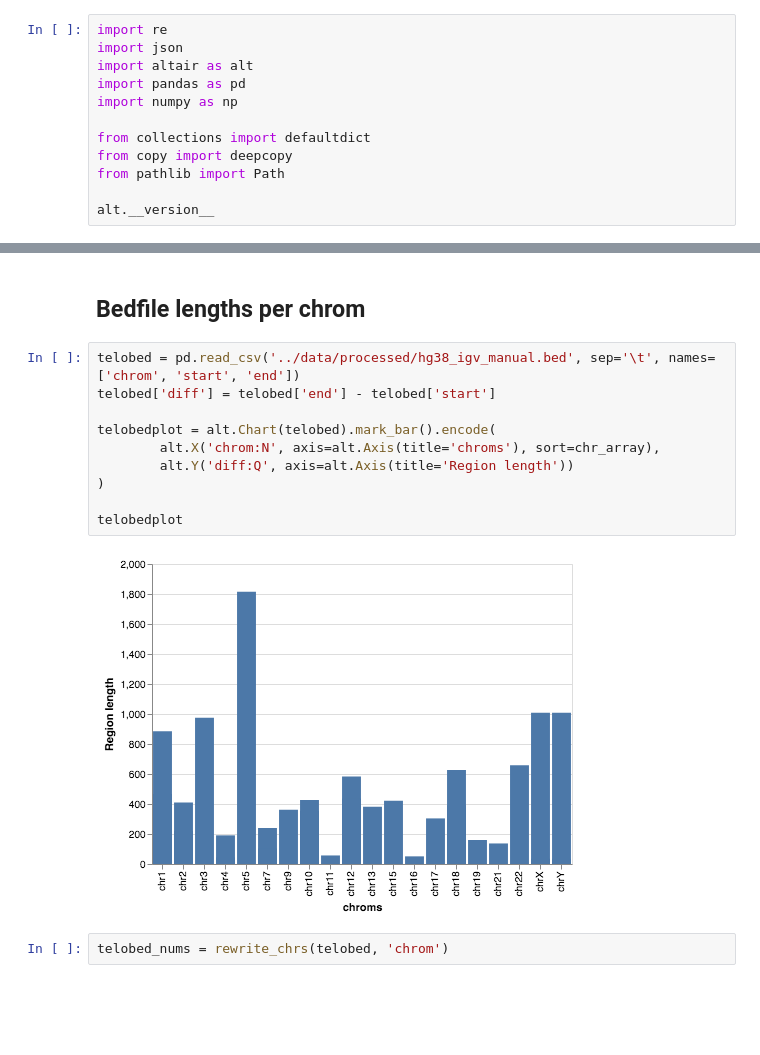
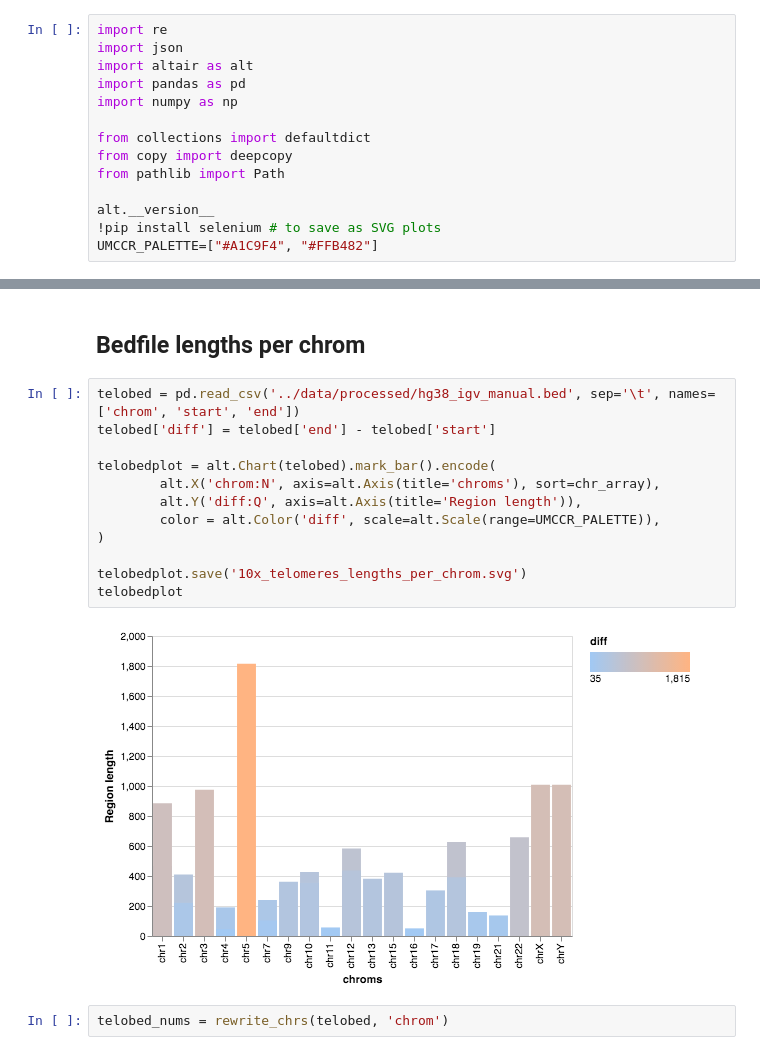
Before and after one commit to umccr/10x, a Jupyter notebook: telomeres/notebooks/counts.ipynb, the cells around one changed output, grey strips where cells are left out. Cells and saved outputs as stored; diff of their text form; blank space fills up the shorter version.

Commit message:
Add nicer colorized SVG plots

```diff
--- a/telomeres/notebooks/counts.ipynb
+++ b/telomeres/notebooks/counts.ipynb
@@ -10,4 +10,6 @@ from copy import deepcopy
 from pathlib import Path
 
 alt.__version__
+!pip install selenium # to save as SVG plots
+UMCCR_PALETTE=["#A1C9F4", "#FFB482"]
 # %% [output]
@@ -383,15 +390,17 @@ mapped_pct
 # %%
 telobed = pd.read_csv('../data/processed/hg38_igv_manual.bed', sep='\t', names=['chrom', 'start', 'end'])
 telobed['diff'] = telobed['end'] - telobed['start']
 
 telobedplot = alt.Chart(telobed).mark_bar().encode(
         alt.X('chrom:N', axis=alt.Axis(title='chroms'), sort=chr_array),
-        alt.Y('diff:Q', axis=alt.Axis(title='Region length'))
+        alt.Y('diff:Q', axis=alt.Axis(title='Region length')),
+        color = alt.Color('diff', scale=alt.Scale(range=UMCCR_PALETTE)),
 )
 
+telobedplot.save('10x_telomeres_lengths_per_chrom.svg')
 telobedplot
 # %% [output]
-[figure, old version]
+[figure, new version]
 # %%
 telobed_nums = rewrite_chrs(telobed, 'chrom')
 # %%
```
Also changed, not shown: parts of 4 cells of this notebook.
